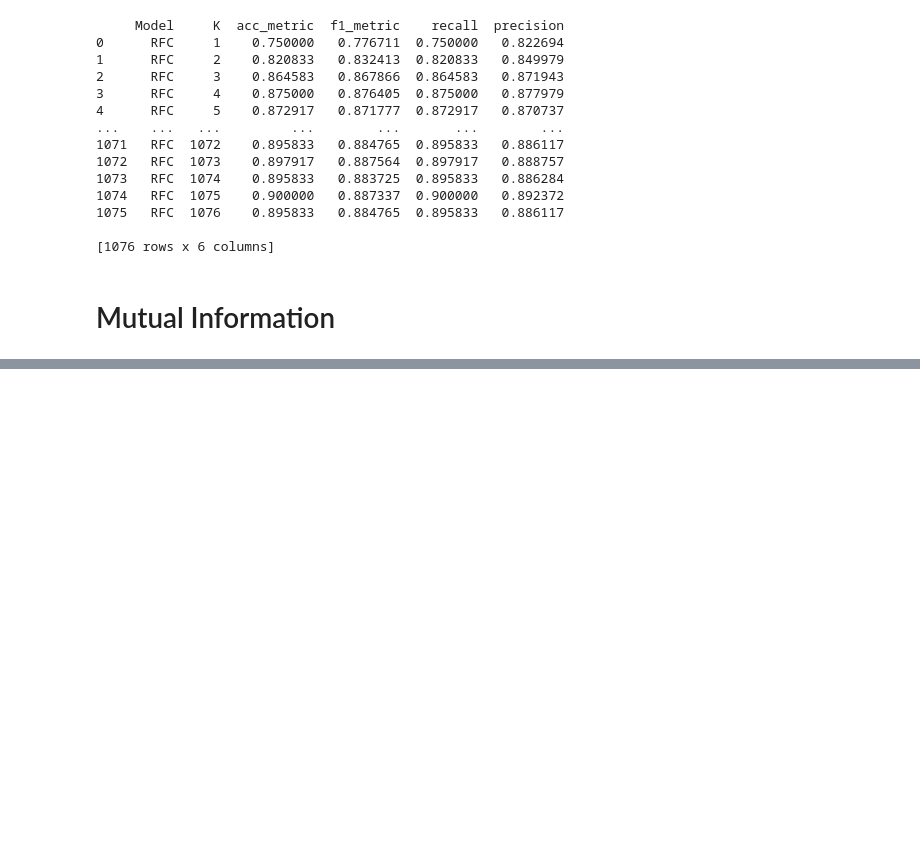
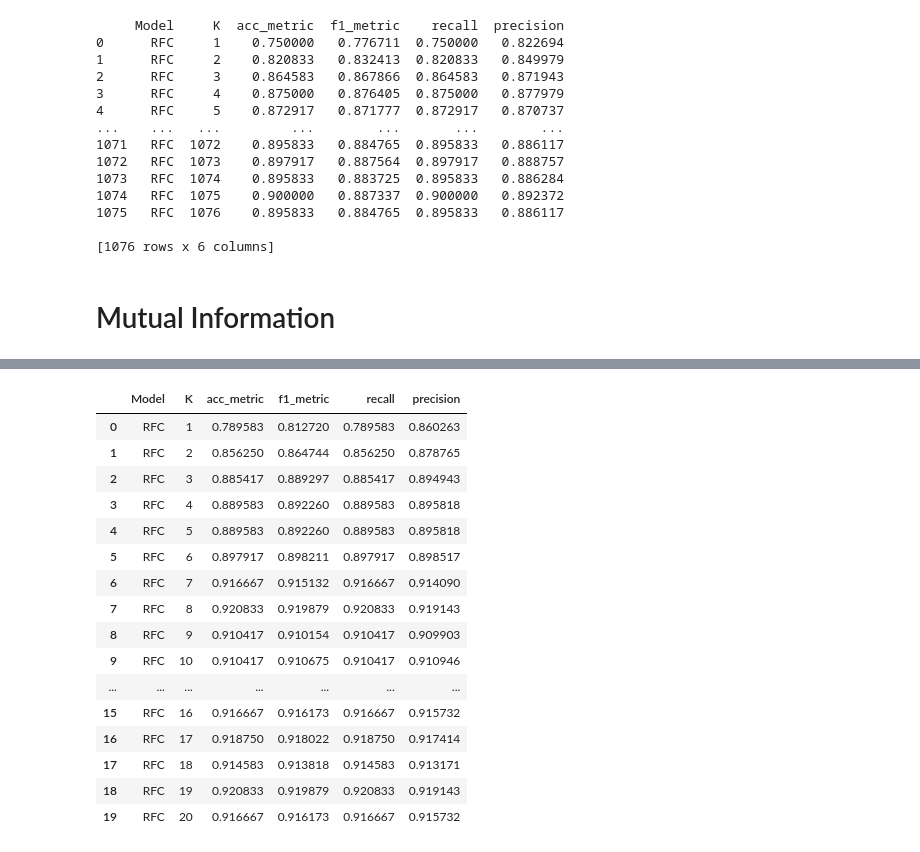
Before and after one commit to MaukanMir/Restaurant-Reviews, a Jupyter notebook: training.ipynb, the cells around one changed output, grey strips where cells are left out. Drawn from its saved outputs; the diff is of its cells as text; code cells hidden in the pictures; blank space fills up the shorter version.

```diff
--- a/training.ipynb
+++ b/training.ipynb
@@ -360,0 +376,20 @@ print(performance_df)
+# %%
+performance_df.head(20)
+# %% [output]
+|  | Model | K | acc_metric | f1_metric | recall | precision |
+| 0 | RFC | 1 | 0.789583 | 0.812720 | 0.789583 | 0.860263 |
+| 1 | RFC | 2 | 0.856250 | 0.864744 | 0.856250 | 0.878765 |
+| 2 | RFC | 3 | 0.885417 | 0.889297 | 0.885417 | 0.894943 |
+| 3 | RFC | 4 | 0.889583 | 0.892260 | 0.889583 | 0.895818 |
+| 4 | RFC | 5 | 0.889583 | 0.892260 | 0.889583 | 0.895818 |
+| 5 | RFC | 6 | 0.897917 | 0.898211 | 0.897917 | 0.898517 |
+| 6 | RFC | 7 | 0.916667 | 0.915132 | 0.916667 | 0.914090 |
+| 7 | RFC | 8 | 0.920833 | 0.919879 | 0.920833 | 0.919143 |
+| 8 | RFC | 9 | 0.910417 | 0.910154 | 0.910417 | 0.909903 |
+| 9 | RFC | 10 | 0.910417 | 0.910675 | 0.910417 | 0.910946 |
+| ... | ... | ... | ... | ... | ... | ... |
+| 15 | RFC | 16 | 0.916667 | 0.916173 | 0.916667 | 0.915732 |
+| 16 | RFC | 17 | 0.918750 | 0.918022 | 0.918750 | 0.917414 |
+| 17 | RFC | 18 | 0.914583 | 0.913818 | 0.914583 | 0.913171 |
+| 18 | RFC | 19 | 0.920833 | 0.919879 | 0.920833 | 0.919143 |
+| 19 | RFC | 20 | 0.916667 | 0.916173 | 0.916667 | 0.915732 |
```
Also changed, not shown: parts of 1 cell of this notebook.
